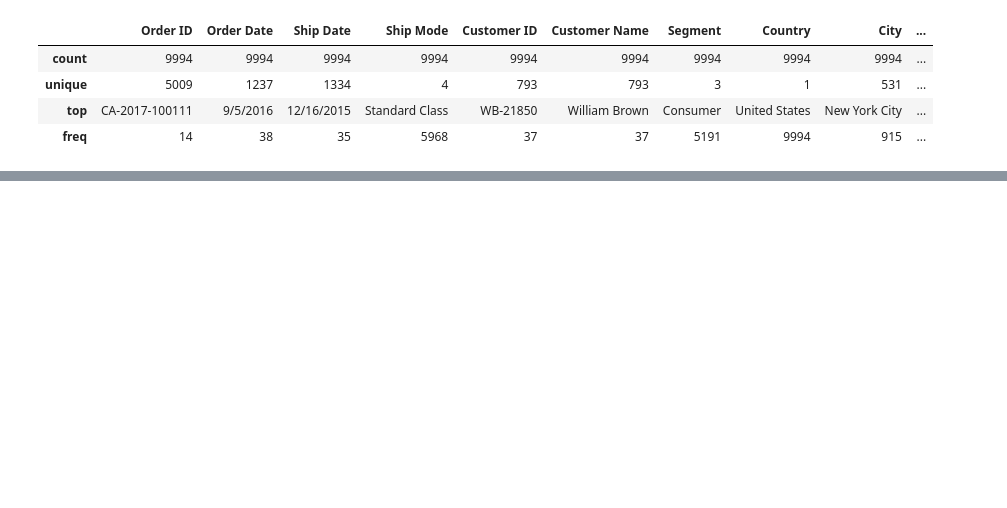
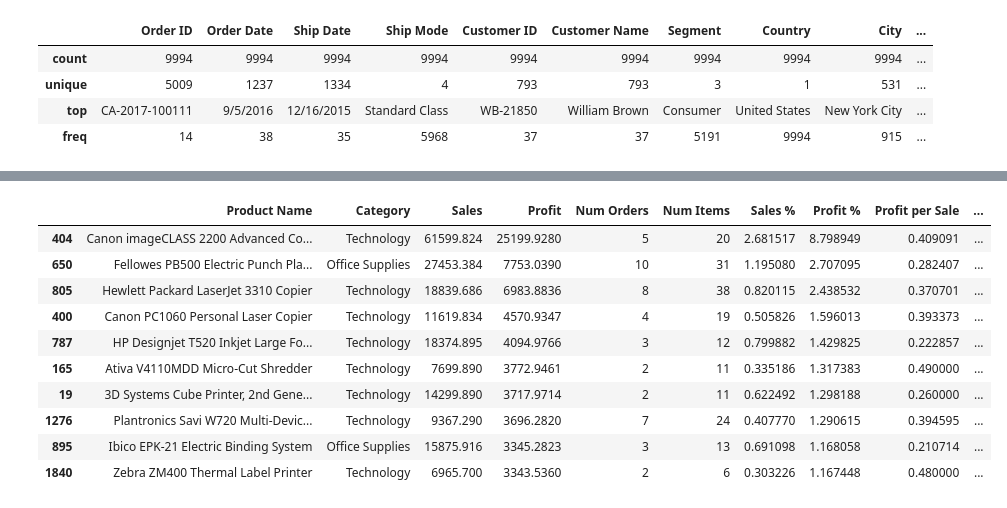
Before and after one commit to nico-de-vietri/sales-data-analysis-I, a Jupyter notebook: notebooks/exploratory-analysis.ipynb, the cells around one changed output, grey strips where cells are left out. Cells and saved outputs as stored; diff of their text form; code cells hidden in the pictures; blank space fills up the shorter version.

```diff
--- a/notebooks/exploratory-analysis.ipynb
+++ b/notebooks/exploratory-analysis.ipynb
@@ -151,0 +163,31 @@ print(df_sales_by_category)
+# %%
+df_products = df.groupby(['Product Name','Category']).agg({
+    'Sales': 'sum',
+    'Profit': 'sum',
+    'Order ID': pd.Series.nunique,
+    'Quantity': 'sum'
+}).reset_index()
+
+df_products.rename(columns={'Order ID': 'Num Orders', 'Quantity': 'Num Items'}, inplace=True)
+
+df_products['Sales %'] = df_products['Sales'] / df['Sales'].sum() * 100
+df_products['Profit %'] = df_products['Profit'] / df['Profit'].sum() * 100
+df_products['Profit per Sale'] = df_products['Profit'] / df_products['Sales']
+df_products['Profit per Item'] = df_products['Profit'] / df_products['Num Items']
+
+df_products_profit = df_products.sort_values(by='Profit', ascending=False)
+df_products_profit_percent = df_products.sort_values(by='Profit %', ascending=False)
+df_products_profit_unit = df_products.sort_values(by='Profit per Item', ascending=False)
+df_products_profit.head(10)
+# %% [output]
+|  | Product Name | Category | Sales | Profit | Num Orders | Num Items | Sales % | Profit % | Profit per Sale | ... |
+| 404 | Canon imageCLASS 2200 Advanced Co... | Technology | 61599.824 | 25199.9280 | 5 | 20 | 2.681517 | 8.798949 | 0.409091 | ... |
+| 650 | Fellowes PB500 Electric Punch Pla... | Office Supplies | 27453.384 | 7753.0390 | 10 | 31 | 1.195080 | 2.707095 | 0.282407 | ... |
+| 805 | Hewlett Packard LaserJet 3310 Copier | Technology | 18839.686 | 6983.8836 | 8 | 38 | 0.820115 | 2.438532 | 0.370701 | ... |
+| 400 | Canon PC1060 Personal Laser Copier | Technology | 11619.834 | 4570.9347 | 4 | 19 | 0.505826 | 1.596013 | 0.393373 | ... |
+| 787 | HP Designjet T520 Inkjet Large Fo... | Technology | 18374.895 | 4094.9766 | 3 | 12 | 0.799882 | 1.429825 | 0.222857 | ... |
+| 165 | Ativa V4110MDD Micro-Cut Shredder | Technology | 7699.890 | 3772.9461 | 2 | 11 | 0.335186 | 1.317383 | 0.490000 | ... |
+| 19 | 3D Systems Cube Printer, 2nd Gene... | Technology | 14299.890 | 3717.9714 | 2 | 11 | 0.622492 | 1.298188 | 0.260000 | ... |
+| 1276 | Plantronics Savi W720 Multi-Devic... | Technology | 9367.290 | 3696.2820 | 7 | 24 | 0.407770 | 1.290615 | 0.394595 | ... |
+| 895 | Ibico EPK-21 Electric Binding System | Office Supplies | 15875.916 | 3345.2823 | 3 | 13 | 0.691098 | 1.168058 | 0.210714 | ... |
+| 1840 | Zebra ZM400 Thermal Label Printer | Technology | 6965.700 | 3343.5360 | 2 | 6 | 0.303226 | 1.167448 | 0.480000 | ... |
```
Also changed, not shown: parts of 6 cells of this notebook.
